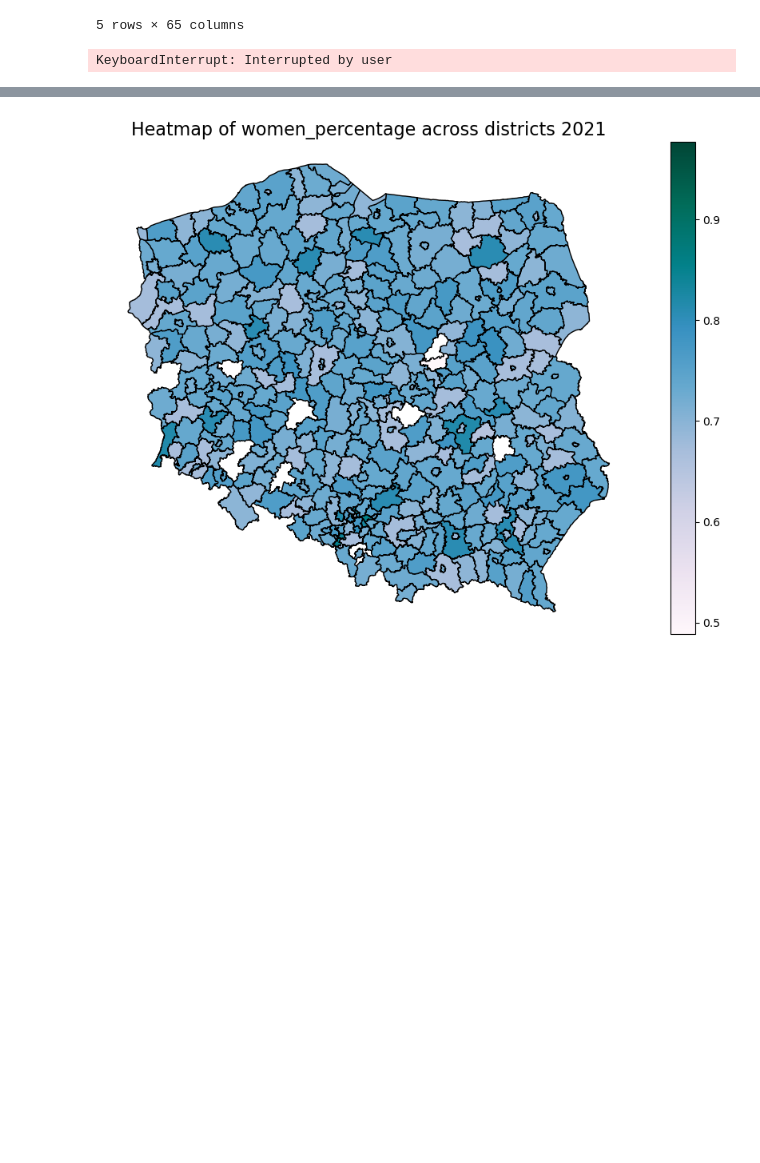
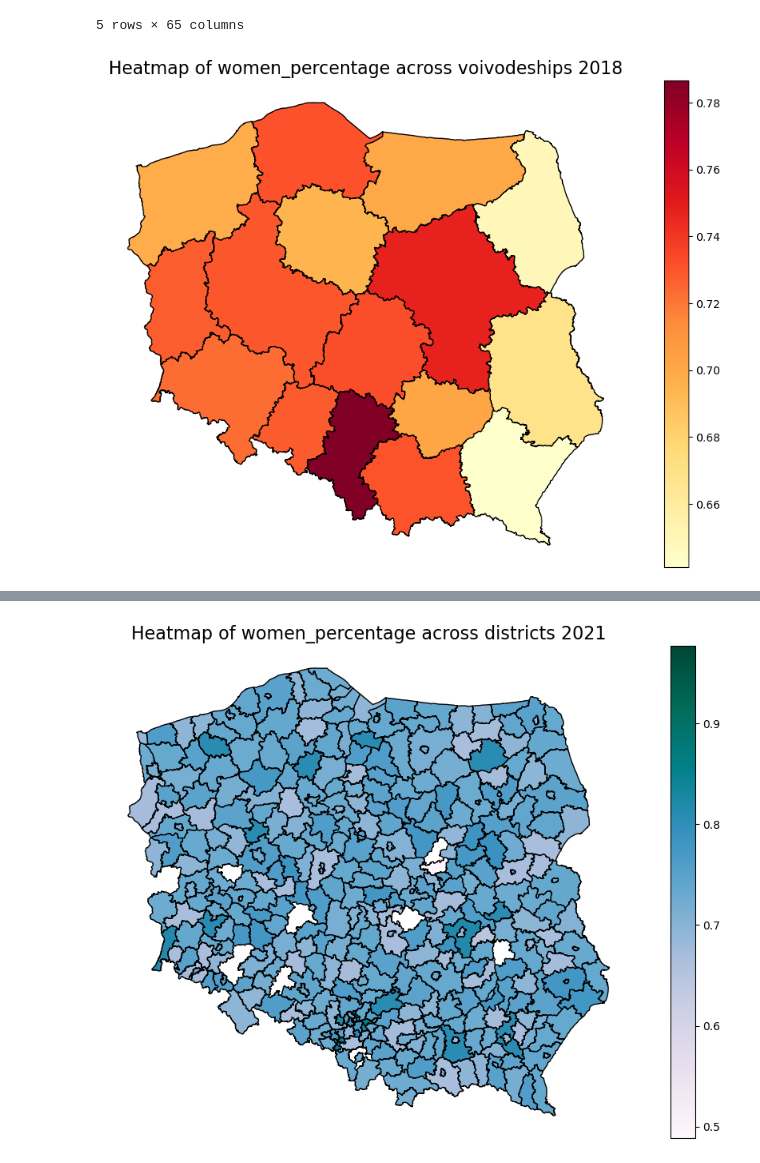
Before and after one commit to BERENZ/2024-mgr-sluzba-cywilna, a Jupyter notebook: Python/Code/mapy.ipynb, the cells around one changed output, grey strips where cells are left out. Saved outputs shown, nothing was run; the diff lists cells and outputs as text; code cells hidden in the pictures; blank space fills up the shorter version.

```diff
--- a/Python/Code/mapy.ipynb
+++ b/Python/Code/mapy.ipynb
@@ -145,39 +145,39 @@ if_subset = input("Subset the data to a particular year?\nType 'yes' or 'no'\n")
 if if_subset == "yes":
     year_of_choice = int(input("choose year\n"))
     wojewodztwa_map = merged_wojewodztwa[["JPT_NAZWA_", "geometry", column_of_choice, "year_announced"]]
-    subset = wojewodztwa_map[wojewodztwa_map["year_announced"] == year_of_choice]
+    wojewodztwa_map = wojewodztwa_map[wojewodztwa_map["year_announced"] == year_of_choice]
 else:
     wojewodztwa_map = merged_wojewodztwa[["JPT_NAZWA_", "geometry", column_of_choice]]
 
 # Aggregation.
 aggregated_wojewodztwa_map = (
     wojewodztwa_map.groupby("JPT_NAZWA_")
     .agg({
         column_of_choice: group_by,
         "geometry": "first"
     })
     .reset_index()
 )
 
 # Making the df a geo df once again.
 aggregated_wojewodztwa_map = gpd.GeoDataFrame(aggregated_wojewodztwa_map, geometry=aggregated_wojewodztwa_map["geometry"])
 
 fig, ax = plt.subplots(1, 1, figsize=(12, 8))
 
 aggregated_wojewodztwa_map.plot(
     column=column_of_choice,
     cmap="YlOrRd",
     legend=True,
     edgecolor="black",
     ax=ax
 )
 
 ax.set_title(f"Heatmap of {column_of_choice} across voivodeships {year_of_choice}", fontsize=16)
 ax.axis("off")
 
 plt.show()
 # %% [output]
-KeyboardInterrupt: Interrupted by user
+[figure, added]
 # %%
 # Group by
 group_by = "mean"
```
Also changed, not shown: parts of 8 cells of this notebook.
